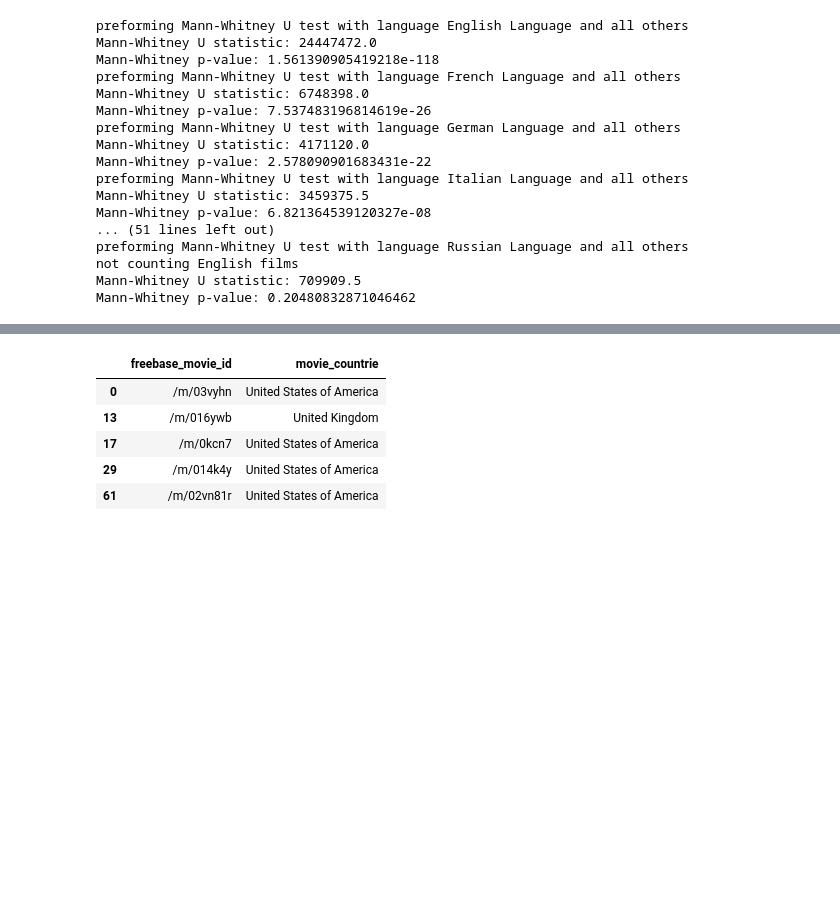
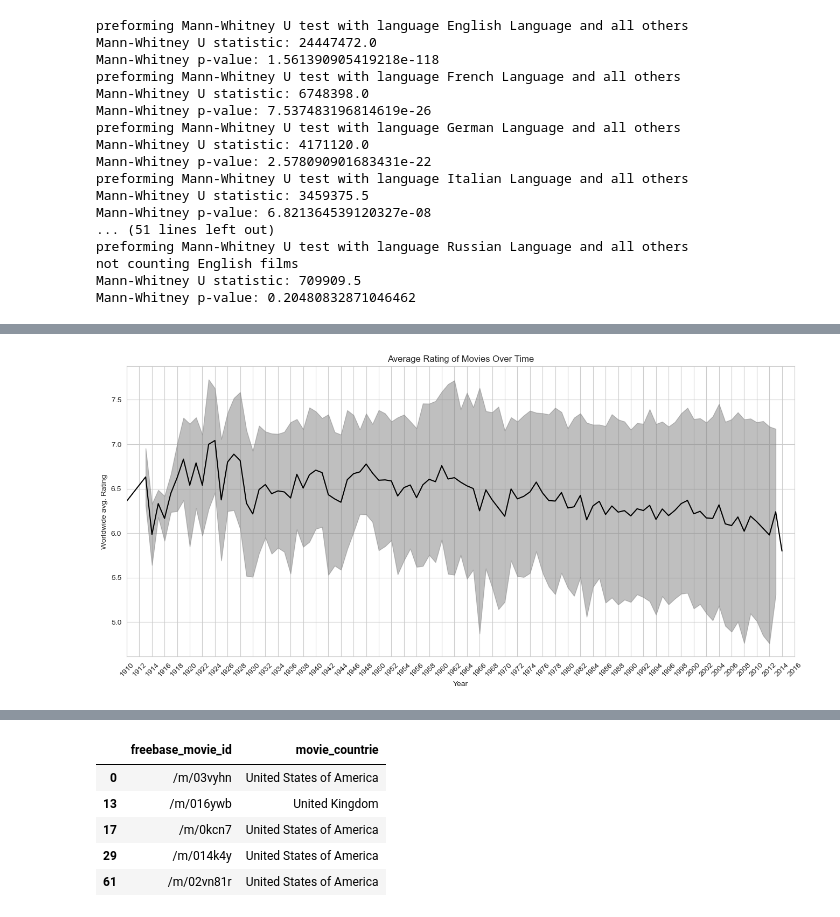
Before and after one commit to epfl-ada/ada-2023-project-adhd2023, a Jupyter notebook: milestone2.ipynb, the cells around one changed output, grey strips where cells are left out. Drawn from its saved outputs; the diff is of its cells as text; code cells hidden in the pictures; blank space fills up the shorter version.

```diff
--- a/milestone2.ipynb
+++ b/milestone2.ipynb
@@ -646,0 +658,21 @@ reduced_languages_ratings_df.to_csv('data/RESULTS/erase_this_language.csv', inde
+# %%
+# Calculate yearly stats across movies
+stats_by_year_df = movies_metadata_ratings_df.groupby(movies_metadata_ratings_df['movie_release_year']).apply(lambda x: pd.Series({
+        'average_worldwide_rating': x['averageRating'].mean(),
+        'std_dev_worldwide_rating': x['averageRating'].std()
+    }))
+# %%
+plt.figure(figsize=(16, 7))
+plt.fill_between(stats_by_year_df.index, stats_by_year_df.average_worldwide_rating - stats_by_year_df.std_dev_worldwide_rating,
+                 stats_by_year_df.average_worldwide_rating + stats_by_year_df.std_dev_worldwide_rating, alpha = 0.5, color = 'gray')
+
+plt.plot(stats_by_year_df.average_worldwide_rating, color = 'black')
+plt.xlabel('Year')
+plt.xlim(1910, 2016)
+plt.xticks(range(1910, 2016 + 1, 2))
+plt.xticks(rotation=45)
+plt.ylabel('Worldwide avg. Rating')
+plt.title('Average Rating of Movies Over Time')
+plt.show()
+# %% [output]
+[figure, added]
```
Also changed, not shown: parts of 20 cells of this notebook.
